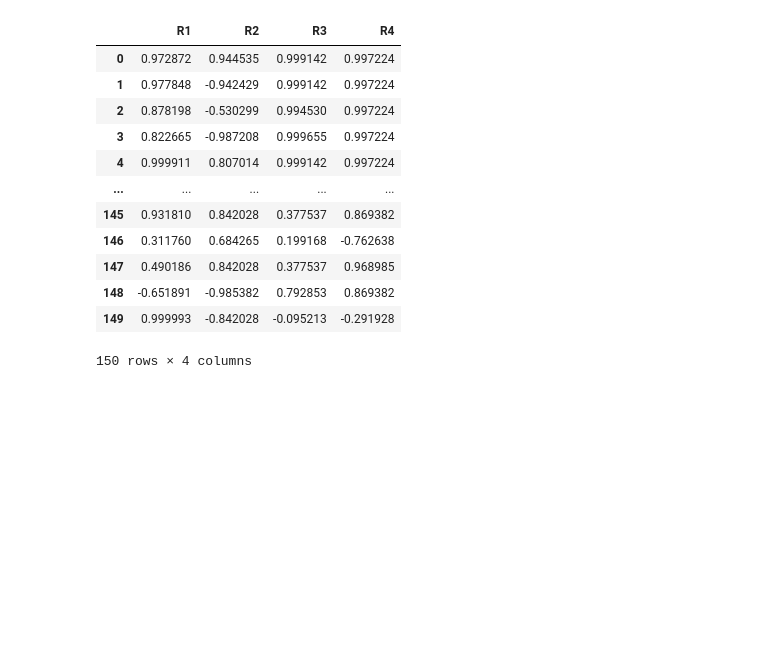
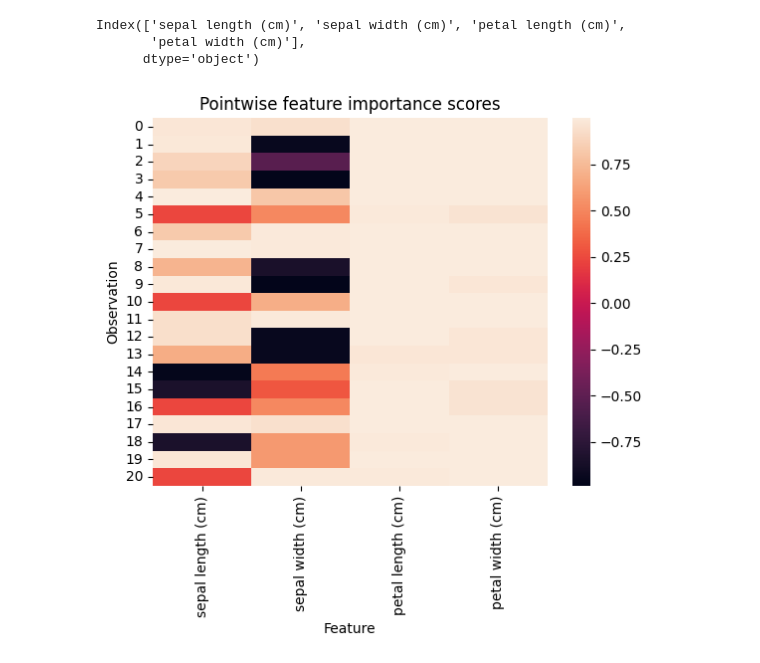
Before and after one commit to AlexF1994/cluster-explain, a Jupyter notebook: notebooks/plotting_importances.ipynb, the cells around one changed output. Saved outputs shown, nothing was run; the diff lists cells and outputs as text; code cells hidden in the pictures; blank space fills up the shorter version.

Commit message:
add plotting functionality and add error for renamiong columns incorrectly

```diff
--- a/notebooks/plotting_importances.ipynb
+++ b/notebooks/plotting_importances.ipynb
@@ -32,25 +37,27 @@ X = iris_data.features
 y = iris_data.targets
 n_obs = iris_data.n_obs
 n_features = iris_data.n_features
+feature_names = iris_data.feature_names
 
 # fit Kmeans
 kmeans = KMeans(n_clusters=n_clusters, random_state=3).fit(X)
 cluster_centers = kmeans.cluster_centers_
 predictions = kmeans.predict(X)
-explained_clustering = XkmExplainer(X,  kmeans.cluster_centers_, "next_best", "euclidean", predictions).fit_explain()
+explained_clustering = XkmExplainer(X,  kmeans.cluster_centers_, "next_best", "euclidean", predictions, feature_names).fit_explain()
 # %%
-explained_clustering.pointwise_relevance
+pointwise_relevance = explained_clustering.pointwise_relevance
+cluster_relevance = explained_clustering.cluster_relevance
+global_relevance = explained_clustering.global_relevance
-# %% [output]
-|  | R1 | R2 | R3 | R4 |
-| 0 | 0.972872 | 0.944535 | 0.999142 | 0.997224 |
-| 1 | 0.977848 | -0.942429 | 0.999142 | 0.997224 |
-| 2 | 0.878198 | -0.530299 | 0.994530 | 0.997224 |
-| 3 | 0.822665 | -0.987208 | 0.999655 | 0.997224 |
-| 4 | 0.999911 | 0.807014 | 0.999142 | 0.997224 |
-| ... | ... | ... | ... | ... |
-| 145 | 0.931810 | 0.842028 | 0.377537 | 0.869382 |
-| 146 | 0.311760 | 0.684265 | 0.199168 | -0.762638 |
-| 147 | 0.490186 | 0.842028 | 0.377537 | 0.968985 |
-| 148 | -0.651891 | -0.985382 | 0.792853 | 0.869382 |
-| 149 | 0.999993 | -0.842028 | -0.095213 | -0.291928 |
-150 rows × 4 columns
+# %%
+pointwise_relevance.columns
+# %% [output]
+Index(['sepal length (cm)', 'sepal width (cm)', 'petal length (cm)',
+       'petal width (cm)'],
+      dtype='object')
+# %%
+subset_index = list(range(0, 21))
+feature = "sepal length (cm)"
+# %%
+explained_clustering.show_pointwise_relevance(subset_index)
+# %% [output]
+[figure, added]
```
Also changed, not shown: parts of 8 cells of this notebook, 4 other files.
